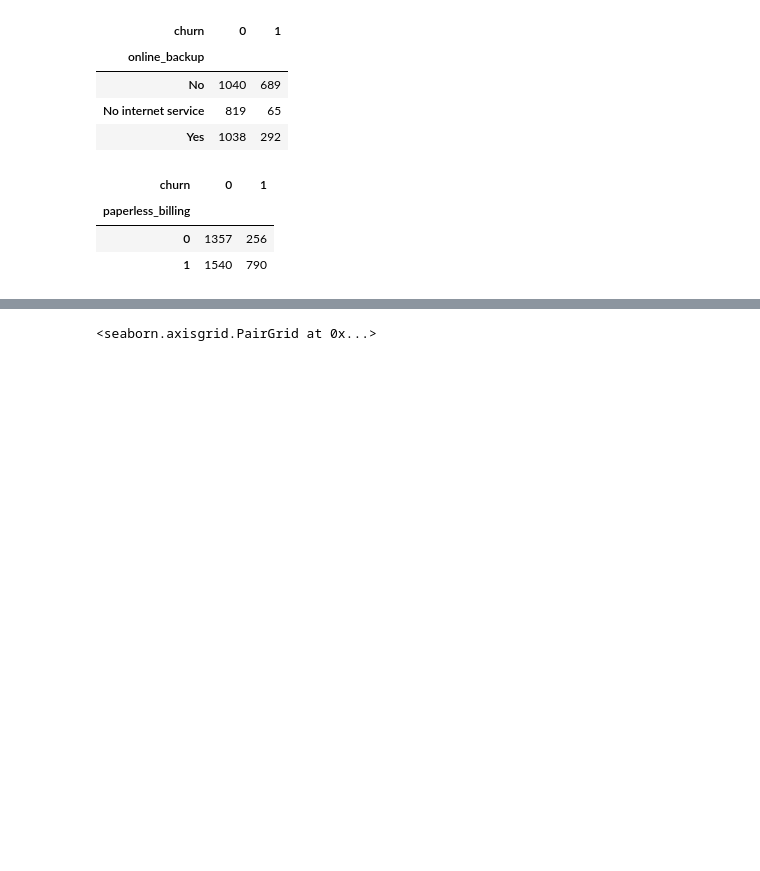
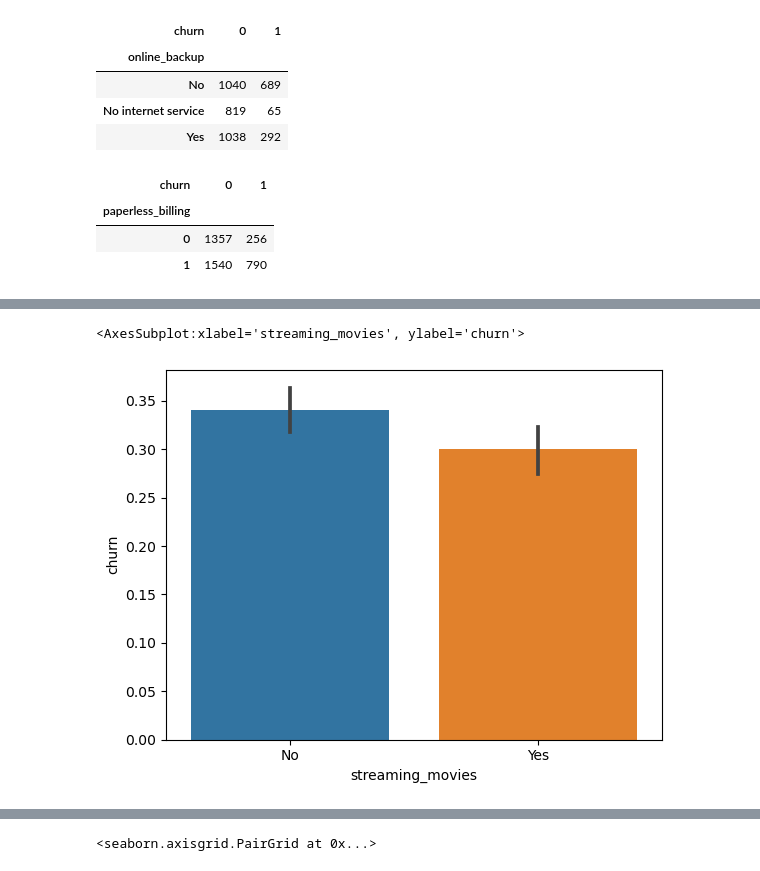
Before and after one commit to Adam-Harris87/classification-project, a Jupyter notebook: explore.ipynb, the cells around one changed output, grey strips where cells are left out. Saved outputs shown, nothing was run; the diff lists cells and outputs as text; code cells hidden in the pictures; blank space fills up the shorter version.

```diff
--- a/explore.ipynb
+++ b/explore.ipynb
@@ -726,0 +785,8 @@ plt.show()
+# %%
+# Do customers with streaming movies have a lower churn rate than those without?
+sns.barplot(data=internet,
+                x='streaming_movies',
+                y='churn')
+# %% [output]
+<AxesSubplot:xlabel='streaming_movies', ylabel='churn'>
+[figure, added]
```
Also changed, not shown: parts of 43 cells of this notebook, 2 other files.
